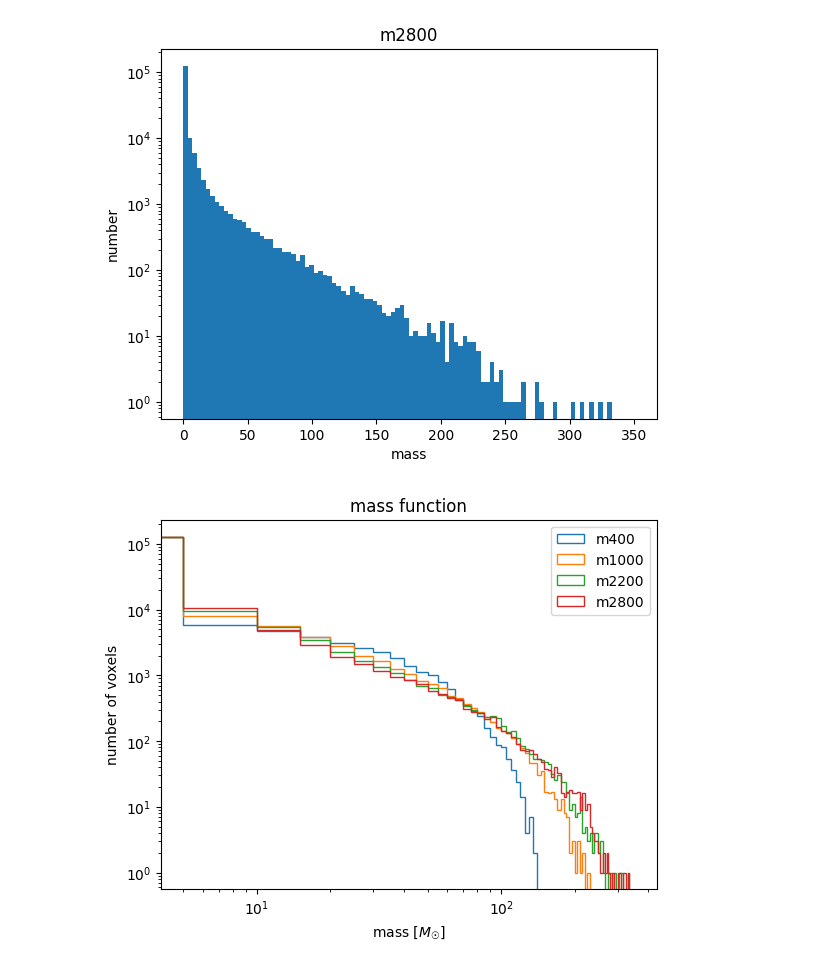
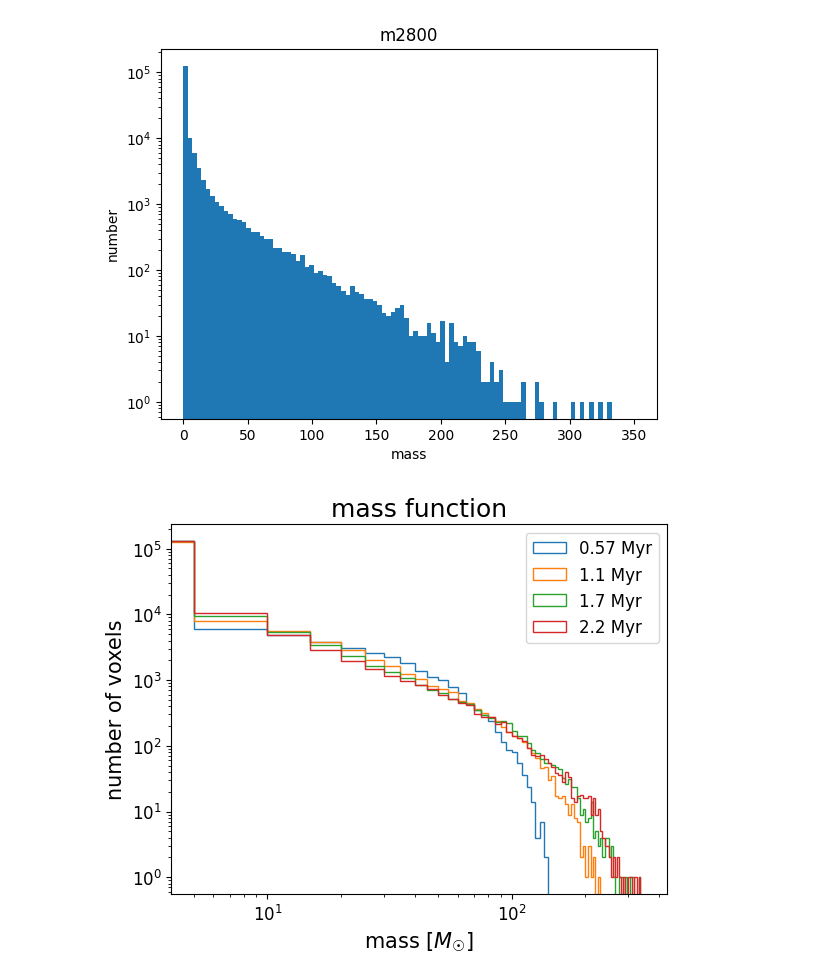
Before and after one commit to kotora260/StarGen, a Jupyter notebook: mass_function.ipynb, the cells around one changed output. Drawn from its saved outputs; the diff is of its cells as text; code cells hidden in the pictures.

Commit message:
mass functionのタイトル,ラベル修正

```diff
--- a/mass_function.ipynb
+++ b/mass_function.ipynb
@@ -55,18 +55,19 @@ Text(0, 0.5, 'number')
 # %%
 bins = 70
 range = (0, 350)
 
-p400 = plt.hist(flat_m400, bins=bins, range=range, log=True, histtype='step', label="m400")
-p1000 = plt.hist(flat_m1000, bins=bins, range=range, log=True, histtype='step', label="m1000")
-p2200 = plt.hist(flat_m2200, bins=bins, range=range, log=True, histtype='step', label="m2200")
-p2800 = plt.hist(flat_m2800, bins=bins, range=range, log=True, histtype='step', label="m2800")
+p400 = plt.hist(flat_m400, bins=bins, range=range, log=True, histtype='step', label="0.57 Myr")
+p1000 = plt.hist(flat_m1000, bins=bins, range=range, log=True, histtype='step', label="1.1 Myr")
+p2200 = plt.hist(flat_m2200, bins=bins, range=range, log=True, histtype='step', label="1.7 Myr")
+p2800 = plt.hist(flat_m2800, bins=bins, range=range, log=True, histtype='step', label="2.2 Myr")
 plt.xscale("log")
 
 plt.title("mass function")
 plt.xlabel("mass [$M_☉$]")
 plt.ylabel("number of voxels")
-plt.legend()
+plt.tick_params(labelsize=12)
+plt.legend(fontsize=12)
 
-#plt.savefig("mass_function")
+plt.savefig("mass_function")
 # %% [output]
-[figure, old version]
+[figure, new version]
```
Also changed, not shown: 1 other file.
